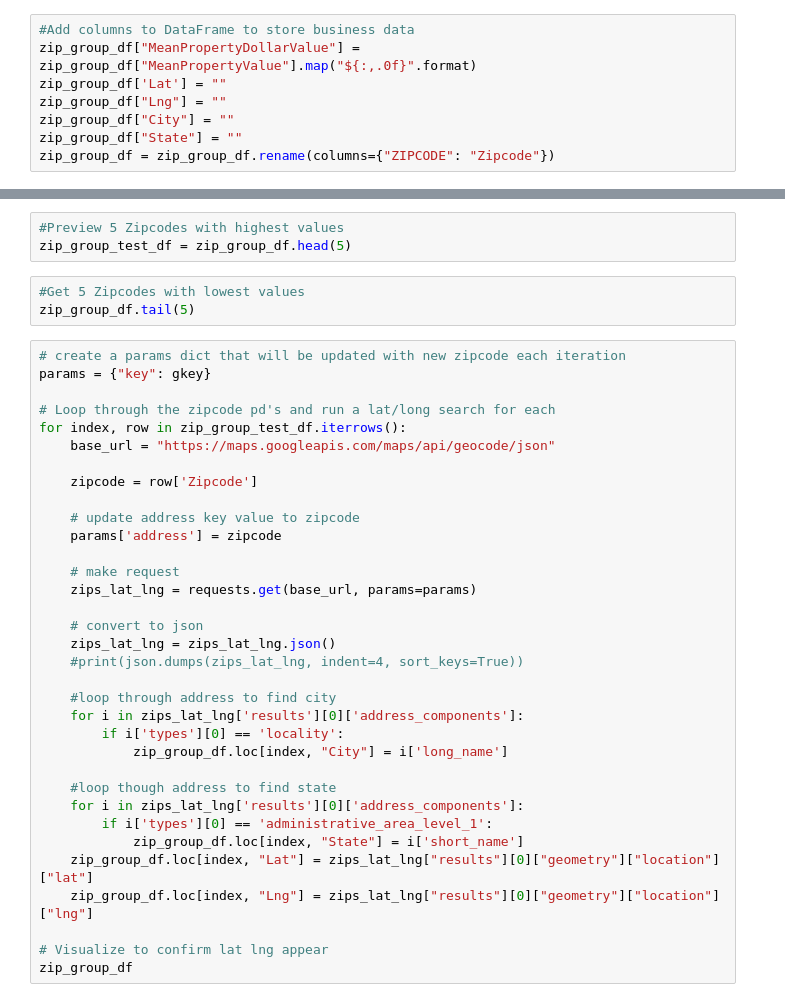
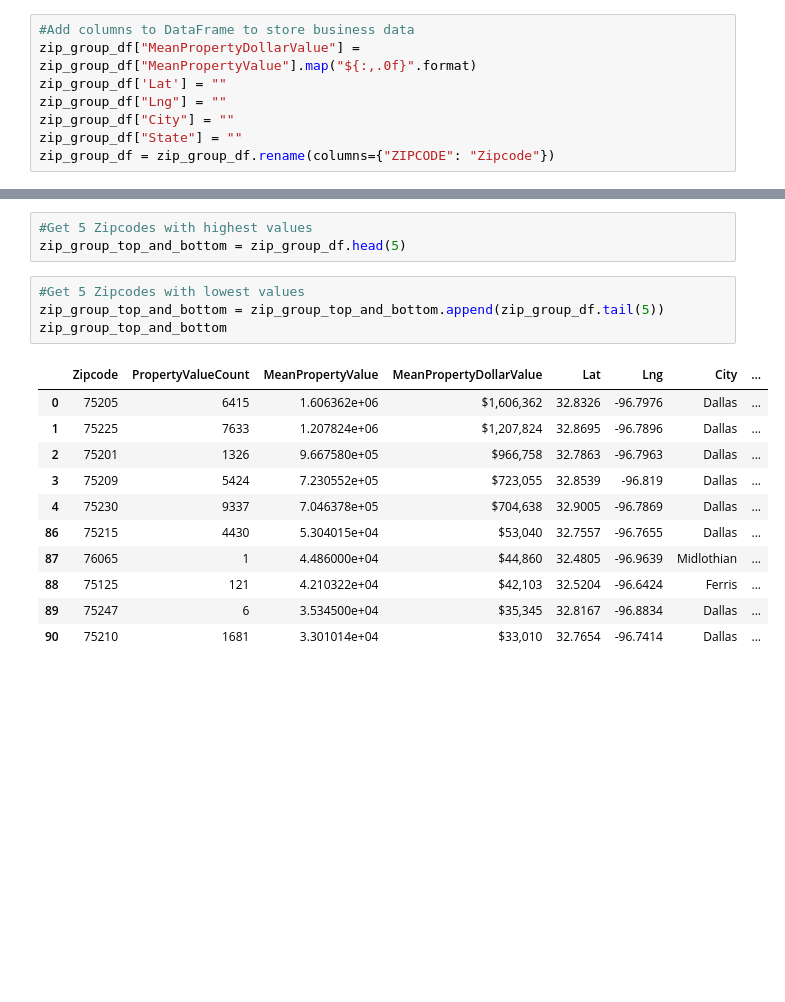
Before and after one commit to amy676767/Group_project, a Jupyter notebook: Analysis-of-Businesses-based-on-Property-Values.ipynb, the cells around one changed output, grey strips where cells are left out. Saved outputs shown, nothing was run; the diff lists cells and outputs as text; blank space fills up the shorter version.

```diff
--- a/Analysis-of-Businesses-based-on-Property-Values.ipynb
+++ b/Analysis-of-Businesses-based-on-Property-Values.ipynb
@@ -52,43 +109,22 @@ zip_group_df = zip_group_df.rename(columns={"ZIPCODE": "Zipcode"})
 # %%
-#Preview 5 Zipcodes with highest values
-zip_group_test_df = zip_group_df.head(5)
+#Get 5 Zipcodes with highest values
+zip_group_top_and_bottom = zip_group_df.head(5)
 # %%
 #Get 5 Zipcodes with lowest values
-zip_group_df.tail(5)
+zip_group_top_and_bottom = zip_group_top_and_bottom.append(zip_group_df.tail(5))
+zip_group_top_and_bottom
+# %% [output]
+|  | Zipcode | PropertyValueCount | MeanPropertyValue | MeanPropertyDollarValue | Lat | Lng | City | ... |
+| 0 | 75205 | 6415 | 1.606362e+06 | $1,606,362 | 32.8326 | -96.7976 | Dallas | ... |
+| 1 | 75225 | 7633 | 1.207824e+06 | $1,207,824 | 32.8695 | -96.7896 | Dallas | ... |
+| 2 | 75201 | 1326 | 9.667580e+05 | $966,758 | 32.7863 | -96.7963 | Dallas | ... |
+| 3 | 75209 | 5424 | 7.230552e+05 | $723,055 | 32.8539 | -96.819 | Dallas | ... |
+| 4 | 75230 | 9337 | 7.046378e+05 | $704,638 | 32.9005 | -96.7869 | Dallas | ... |
+| 86 | 75215 | 4430 | 5.304015e+04 | $53,040 | 32.7557 | -96.7655 | Dallas | ... |
+| 87 | 76065 | 1 | 4.486000e+04 | $44,860 | 32.4805 | -96.9639 | Midlothian | ... |
+| 88 | 75125 | 121 | 4.210322e+04 | $42,103 | 32.5204 | -96.6424 | Ferris | ... |
+| 89 | 75247 | 6 | 3.534500e+04 | $35,345 | 32.8167 | -96.8834 | Dallas | ... |
+| 90 | 75210 | 1681 | 3.301014e+04 | $33,010 | 32.7654 | -96.7414 | Dallas | ... |
-# %%
-# create a params dict that will be updated with new zipcode each iteration
-params = {"key": gkey}
-
-# Loop through the zipcode pd's and run a lat/long search for each
-for index, row in zip_group_test_df.iterrows():
-    base_url = "https://maps.googleapis.com/maps/api/geocode/json"
-
-    zipcode = row['Zipcode']
-
-    # update address key value to zipcode
-    params['address'] = zipcode
-
-    # make request
-    zips_lat_lng = requests.get(base_url, params=params)
-
-    # convert to json
-    zips_lat_lng = zips_lat_lng.json()
-    #print(json.dumps(zips_lat_lng, indent=4, sort_keys=True))
-
-    #loop through address to find city
-    for i in zips_lat_lng['results'][0]['address_components']:
-        if i['types'][0] == 'locality':
-            zip_group_df.loc[index, "City"] = i['long_name']
-
-    #loop though address to find state
-    for i in zips_lat_lng['results'][0]['address_components']:
-        if i['types'][0] == 'administrative_area_level_1':
-            zip_group_df.loc[index, "State"] = i['short_name']
-    zip_group_df.loc[index, "Lat"] = zips_lat_lng["results"][0]["geometry"]["location"]["lat"]
-    zip_group_df.loc[index, "Lng"] = zips_lat_lng["results"][0]["geometry"]["location"]["lng"]
-
-# Visualize to confirm lat lng appear
-zip_group_df
 # %%
 # params dictionary to update each iteration
 for each_type in types:
```
Also changed, not shown: parts of 9 cells of this notebook, 1 other file.
